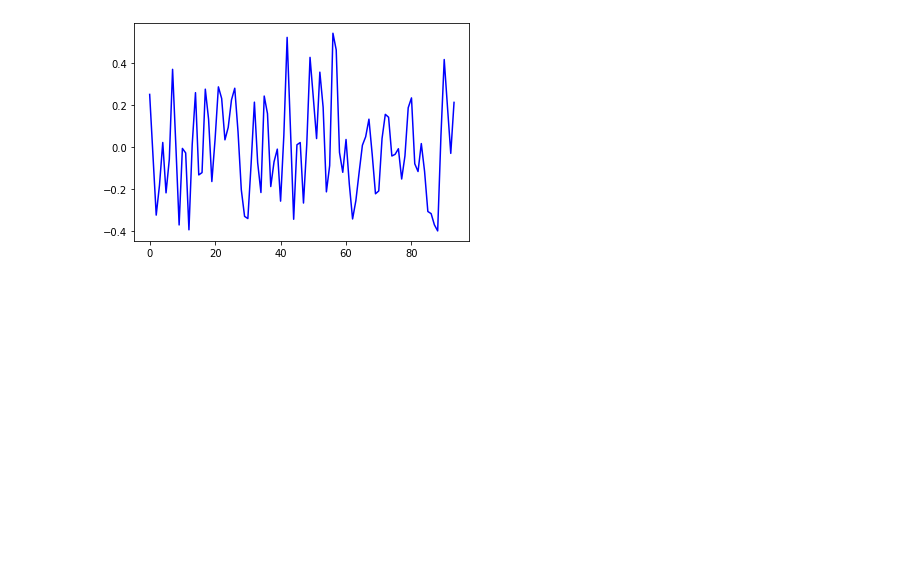
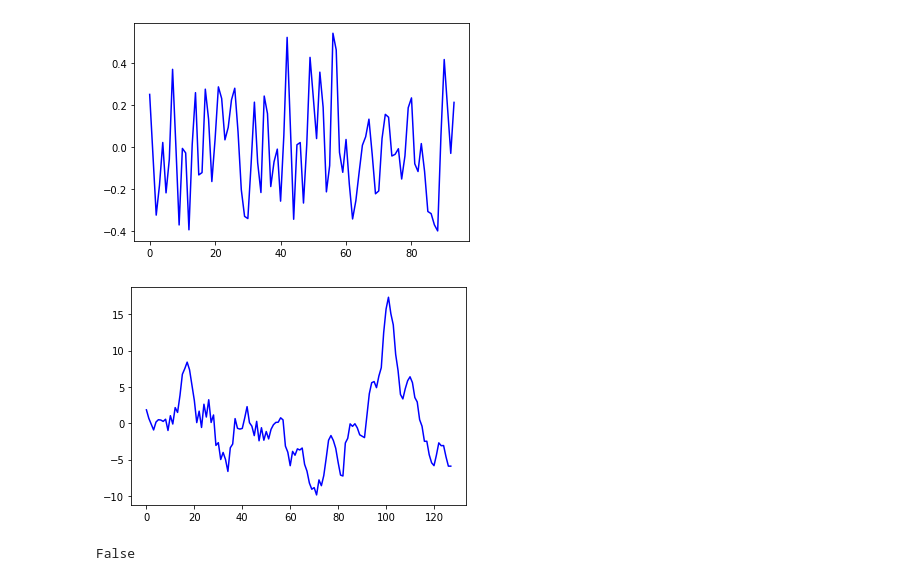
Before and after one commit to valeman/GRAILTS, a Jupyter notebook: Untitled2.ipynb, the cells around one changed output. Drawn from its saved outputs; the diff is of its cells as text; code cells hidden in the pictures; blank space fills up the shorter version.

```diff
--- a/Untitled2.ipynb
+++ b/Untitled2.ipynb
@@ -127,3 +127,13 @@ data = generate_data(400)
 plot(data[0])
 # %% [output]
 [figure]
+# %%
+TS, trueMat = generate_synthetic(n =100, m = 128, lag = 2, ar = [1,0.4,0.4], ma = [1,1,1])
+# %%
+plot(TS[1])
+# %% [output]
+[figure, added]
+# %%
+adf_test(TS[1])
+# %% [output]
+False
```
Also changed, not shown: parts of 1 cell of this notebook, 4 other files.
